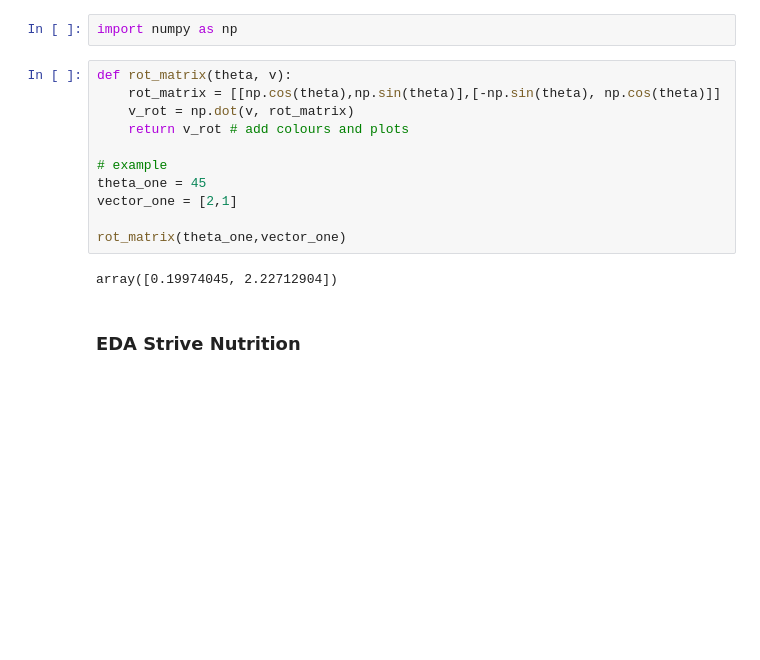
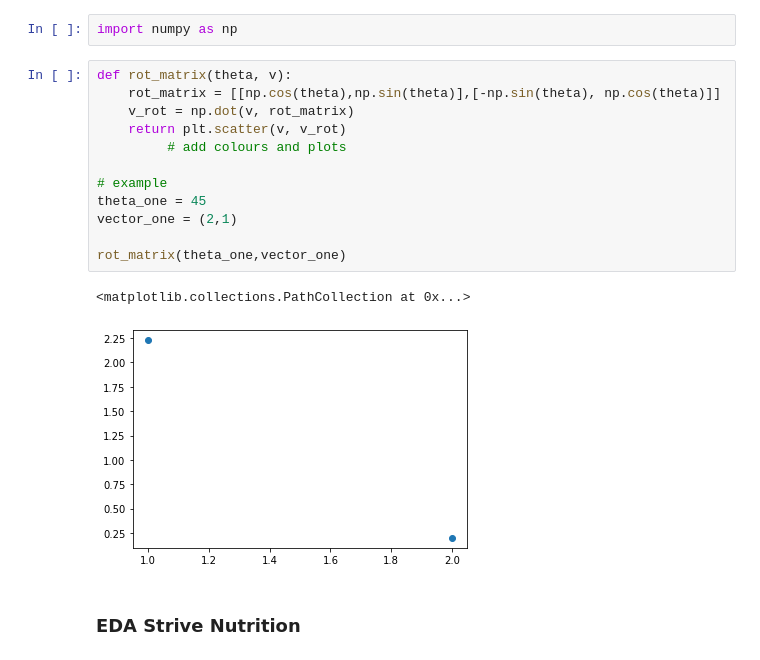
Before and after one commit to Jeko-Mus/Strive-Nutrition, a Jupyter notebook: Friday Week 1 Math Challenge .ipynb, the cells around one changed output. Drawn from its saved outputs; the diff is of its cells as text; blank space fills up the shorter version.

```diff
--- a/Friday Week 1 Math Challenge .ipynb
+++ b/Friday Week 1 Math Challenge .ipynb
@@ -22,16 +22,18 @@ import numpy as np
 # %%
 def rot_matrix(theta, v):
     rot_matrix = [[np.cos(theta),np.sin(theta)],[-np.sin(theta), np.cos(theta)]]
     v_rot = np.dot(v, rot_matrix)
-    return v_rot # add colours and plots
+    return plt.scatter(v, v_rot)
+         # add colours and plots
 
 # example
 theta_one = 45
-vector_one = [2,1]
+vector_one = (2,1)
 
 rot_matrix(theta_one,vector_one)
 # %% [output]
-array([0.19974045, 2.22712904])
+<matplotlib.collections.PathCollection at 0x...>
+[figure, added]
 # %% [markdown]
 ### EDA Strive Nutrition
 # %%
```
Also changed, not shown: parts of 4 cells of this notebook.
